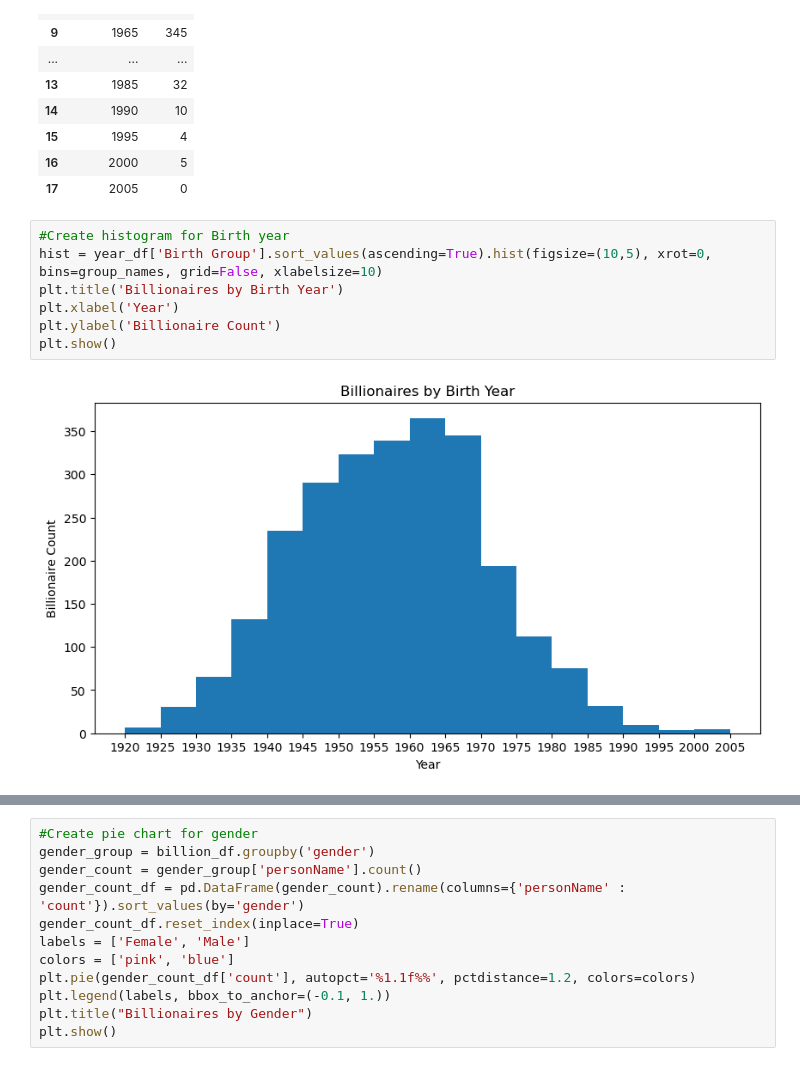
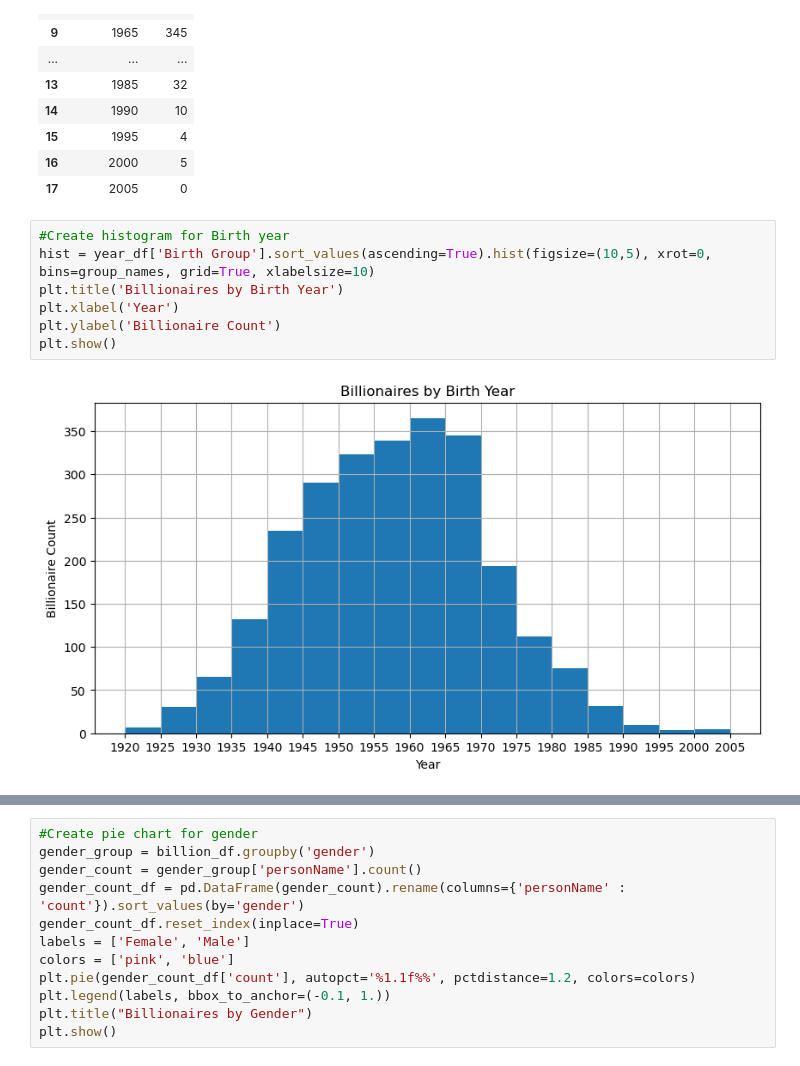
Before and after one commit to matvio16/billionaires, a Jupyter notebook: billionaires.ipynb, the cells around one changed output, grey strips where cells are left out. Drawn from its saved outputs; the diff is of its cells as text.

```diff
--- a/billionaires.ipynb
+++ b/billionaires.ipynb
@@ -100,10 +100,10 @@ hist_df
 | 17 | 2005 | 0 |
 # %%
 #Create histogram for Birth year
-hist = year_df['Birth Group'].sort_values(ascending=True).hist(figsize=(10,5), xrot=0, bins=group_names, grid=False, xlabelsize=10)
+hist = year_df['Birth Group'].sort_values(ascending=True).hist(figsize=(10,5), xrot=0, bins=group_names, grid=True, xlabelsize=10)
 plt.title('Billionaires by Birth Year')
 plt.xlabel('Year')
 plt.ylabel('Billionaire Count')
 plt.show()
 # %% [output]
-[figure, old version]
+[figure, new version]
```
Also changed, not shown: parts of 4 cells of this notebook, 3 other files.
